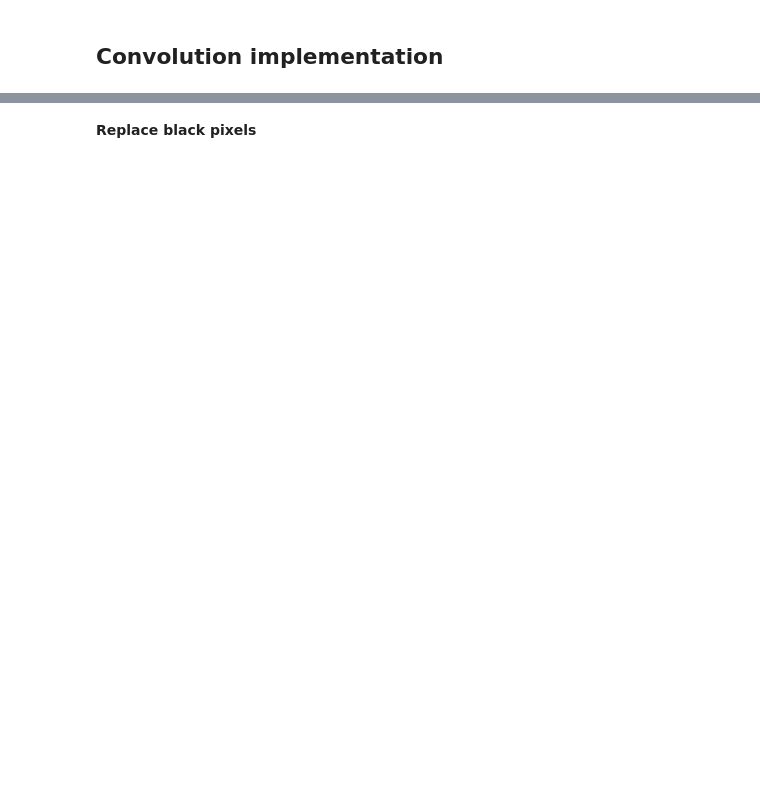
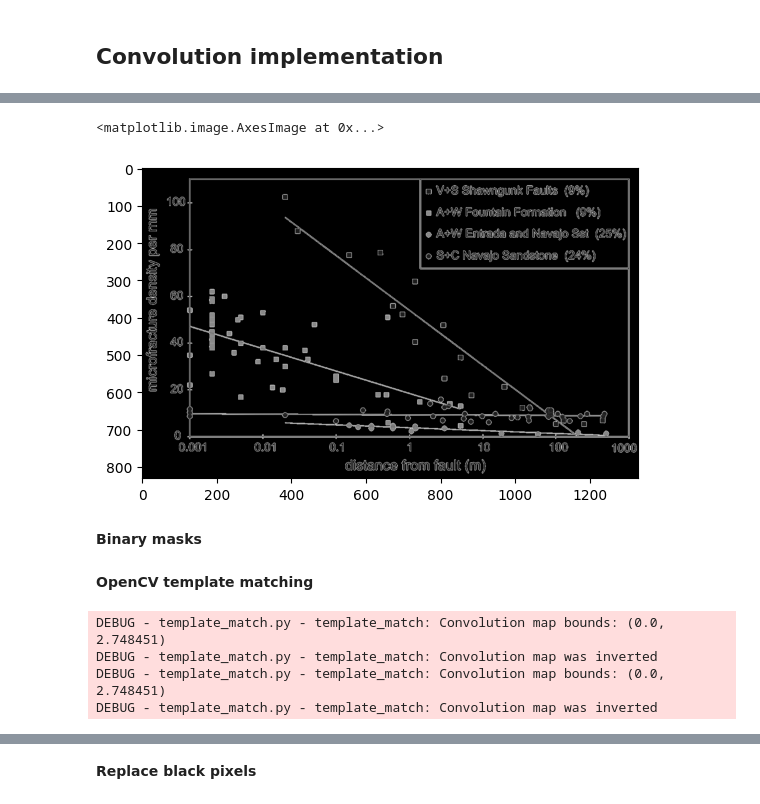
Before and after one commit to adusachev/scanplot, a Jupyter notebook: plot2data/custom_template_match_V2.ipynb, the cells around one changed output, grey strips where cells are left out. Saved outputs shown, nothing was run; the diff lists cells and outputs as text; code cells hidden in the pictures; blank space fills up the shorter version.

```diff
--- a/plot2data/custom_template_match_V2.ipynb
+++ b/plot2data/custom_template_match_V2.ipynb
@@ -174,0 +206,14 @@ draw_image(template_rgb)
+# %%
+MASK_VALUE = 0
+
+image_mask = template_tresholding(image, treshold=TRESHOLD_VALUE)
+indexes_background = np.where(image_mask == 0)
+image_with_mask = np.copy(image)
+image_with_mask[indexes_background] = MASK_VALUE
+# %%
+plt.imshow(image_with_mask)
+# %% [output]
+<matplotlib.image.AxesImage at 0x...>
+[figure, added]
+# %% [markdown]
+**Binary masks**
@@ -174,0 +230,13 @@ draw_image(template_rgb)
+# %% [markdown]
+**OpenCV template matching**
+# %%
+method_name = 'TM_SQDIFF_NORMED'
+method = "cv.TM_SQDIFF_NORMED"
+
+convolution_map, _ = template_match(image, template, template_mask, method)
+convolution_map2, _ = template_match(image, template, new_template_mask, method)
+# %% [output]
+DEBUG - template_match.py - template_match: Convolution map bounds: (0.0, 2.748451)
+DEBUG - template_match.py - template_match: Convolution map was inverted
+DEBUG - template_match.py - template_match: Convolution map bounds: (0.0, 2.748451)
+DEBUG - template_match.py - template_match: Convolution map was inverted
```
Also changed, not shown: parts of 39 cells of this notebook, 1 other file.
